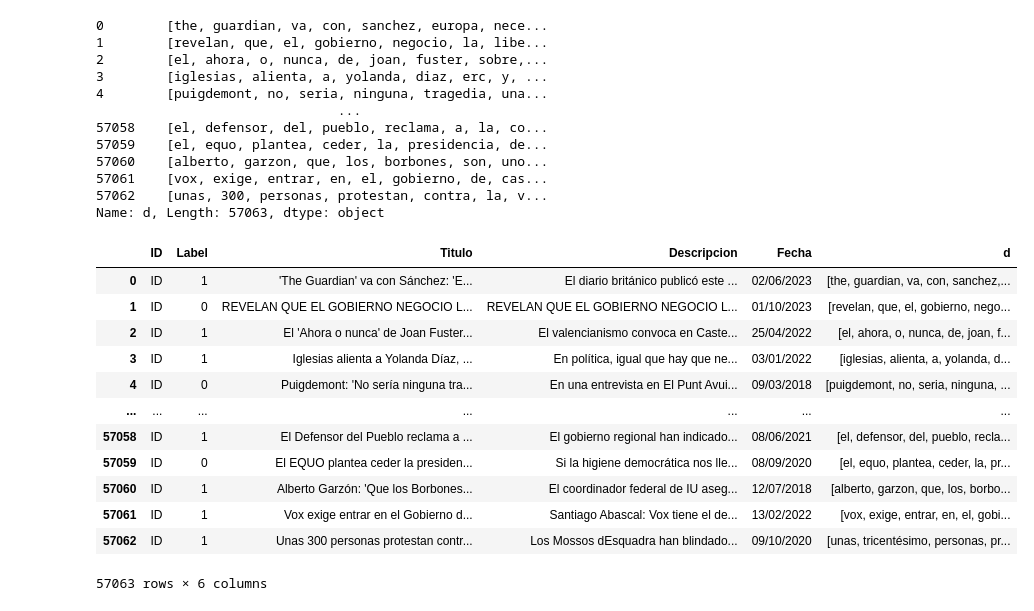
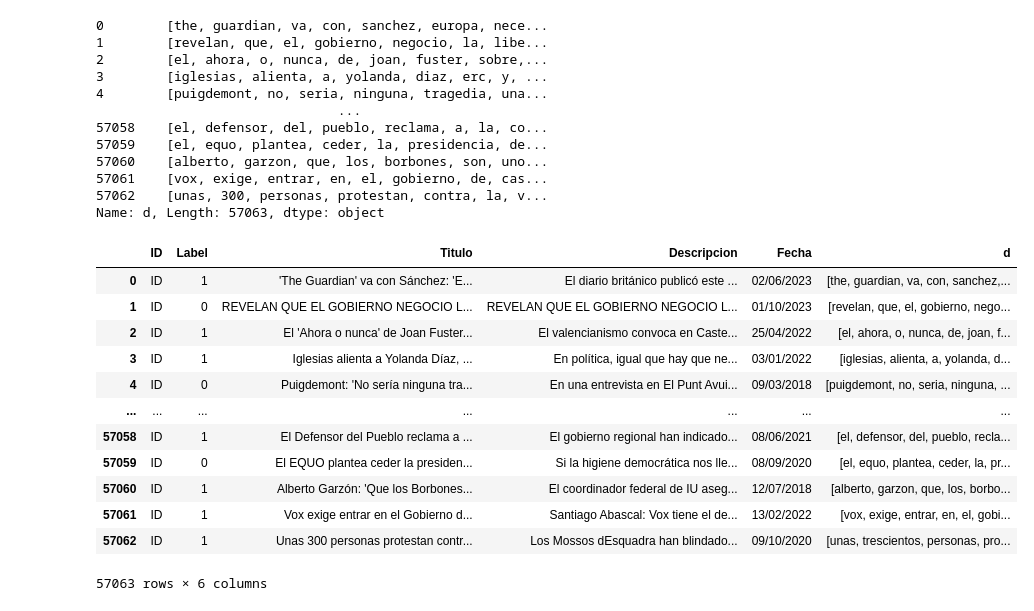
Before and after one commit to ju4ndiegos/BI, a Jupyter notebook: Proyecto/etapa1.ipynb, the cells around one changed output. Saved outputs shown, nothing was run; the diff lists cells and outputs as text; code cells hidden in the pictures.

```diff
--- a/Proyecto/etapa1.ipynb
+++ b/Proyecto/etapa1.ipynb
@@ -98,30 +113,30 @@ Name: d, Length: 57063, dtype: object
 # %%
 def num_to_word(line):
     new_line=[]
     x=r'\d'
     y=r'[a-zA-Z]'
     for word in line:
         if re.search(x,word) and not re.search(y,word):
             word=float(word)
-            new_line.append(num2words(word, to = 'ordinal', lang = 'es_CO'))
+            new_line.append(num2words.num2words(word, lang = 'es_CO'))
         else:
             new_line.append(word)
     return new_line
 
 #tricentésimo
 df['d']=df['d'].apply(num_to_word)
 df
 # %% [output]
 |  | ID | Label | Titulo | Descripcion | Fecha | d |
 | 0 | ID | 1 | 'The Guardian' va con Sánchez: 'E... | El diario británico publicó este ... | 02/06/2023 | [the, guardian, va, con, sanchez,... |
 | 1 | ID | 0 | REVELAN QUE EL GOBIERNO NEGOCIO L... | REVELAN QUE EL GOBIERNO NEGOCIO L... | 01/10/2023 | [revelan, que, el, gobierno, nego... |
 | 2 | ID | 1 | El 'Ahora o nunca' de Joan Fuster... | El valencianismo convoca en Caste... | 25/04/2022 | [el, ahora, o, nunca, de, joan, f... |
 | 3 | ID | 1 | Iglesias alienta a Yolanda Díaz, ... | En política, igual que hay que ne... | 03/01/2022 | [iglesias, alienta, a, yolanda, d... |
 | 4 | ID | 0 | Puigdemont: 'No sería ninguna tra... | En una entrevista en El Punt Avui... | 09/03/2018 | [puigdemont, no, seria, ninguna, ... |
 | ... | ... | ... | ... | ... | ... | ... |
 | 57058 | ID | 1 | El Defensor del Pueblo reclama a ... | El gobierno regional han indicado... | 08/06/2021 | [el, defensor, del, pueblo, recla... |
 | 57059 | ID | 0 | El EQUO plantea ceder la presiden... | Si la higiene democrática nos lle... | 08/09/2020 | [el, equo, plantea, ceder, la, pr... |
 | 57060 | ID | 1 | Alberto Garzón: 'Que los Borbones... | El coordinador federal de IU aseg... | 12/07/2018 | [alberto, garzon, que, los, borbo... |
 | 57061 | ID | 1 | Vox exige entrar en el Gobierno d... | Santiago Abascal: Vox tiene el de... | 13/02/2022 | [vox, exige, entrar, en, el, gobi... |
-| 57062 | ID | 1 | Unas 300 personas protestan contr... | Los Mossos dEsquadra han blindado... | 09/10/2020 | [unas, tricentésimo, personas, pr... |
+| 57062 | ID | 1 | Unas 300 personas protestan contr... | Los Mossos dEsquadra han blindado... | 09/10/2020 | [unas, trescientos, personas, pro... |
 57063 rows × 6 columns
```
Also changed, not shown: parts of 3 cells of this notebook.
